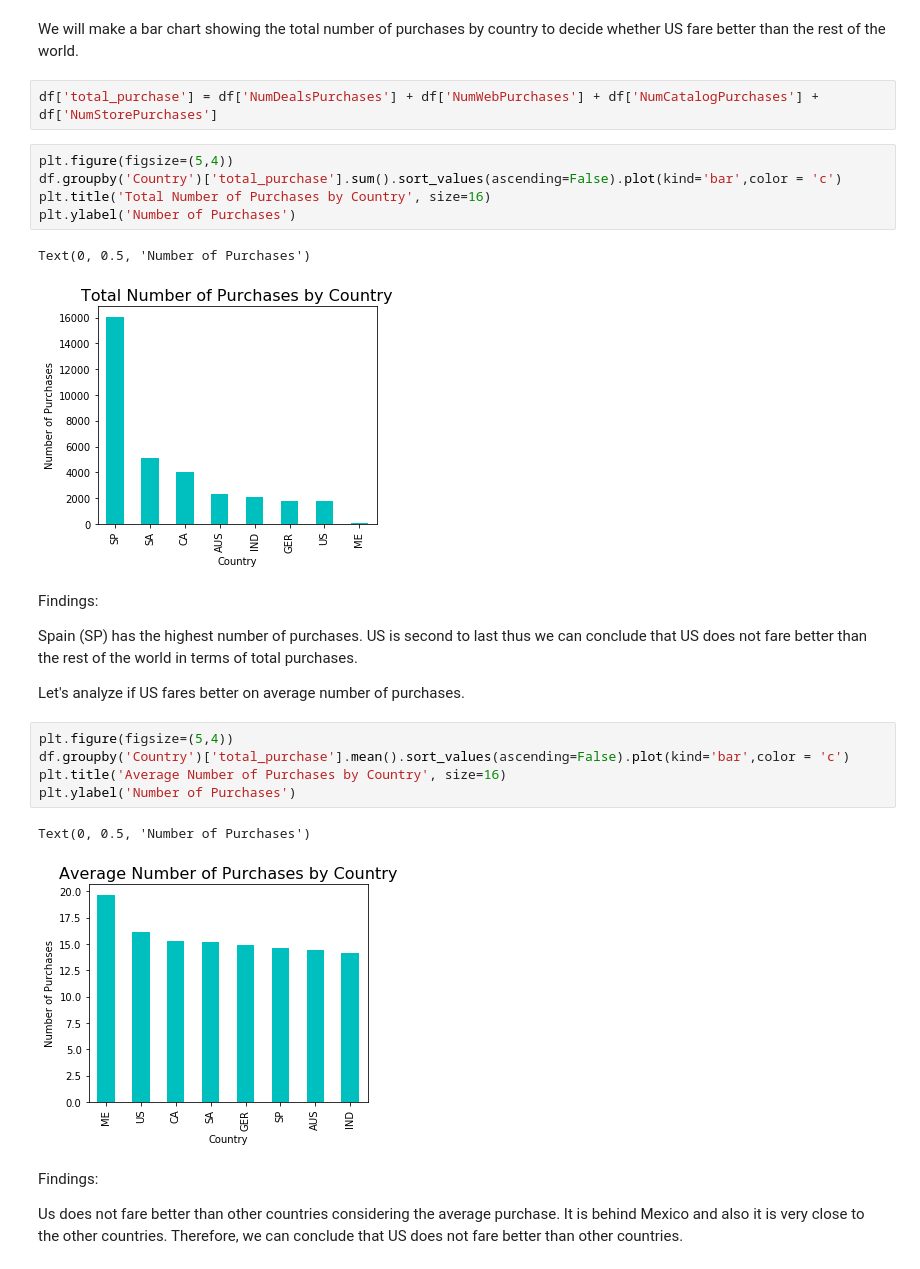
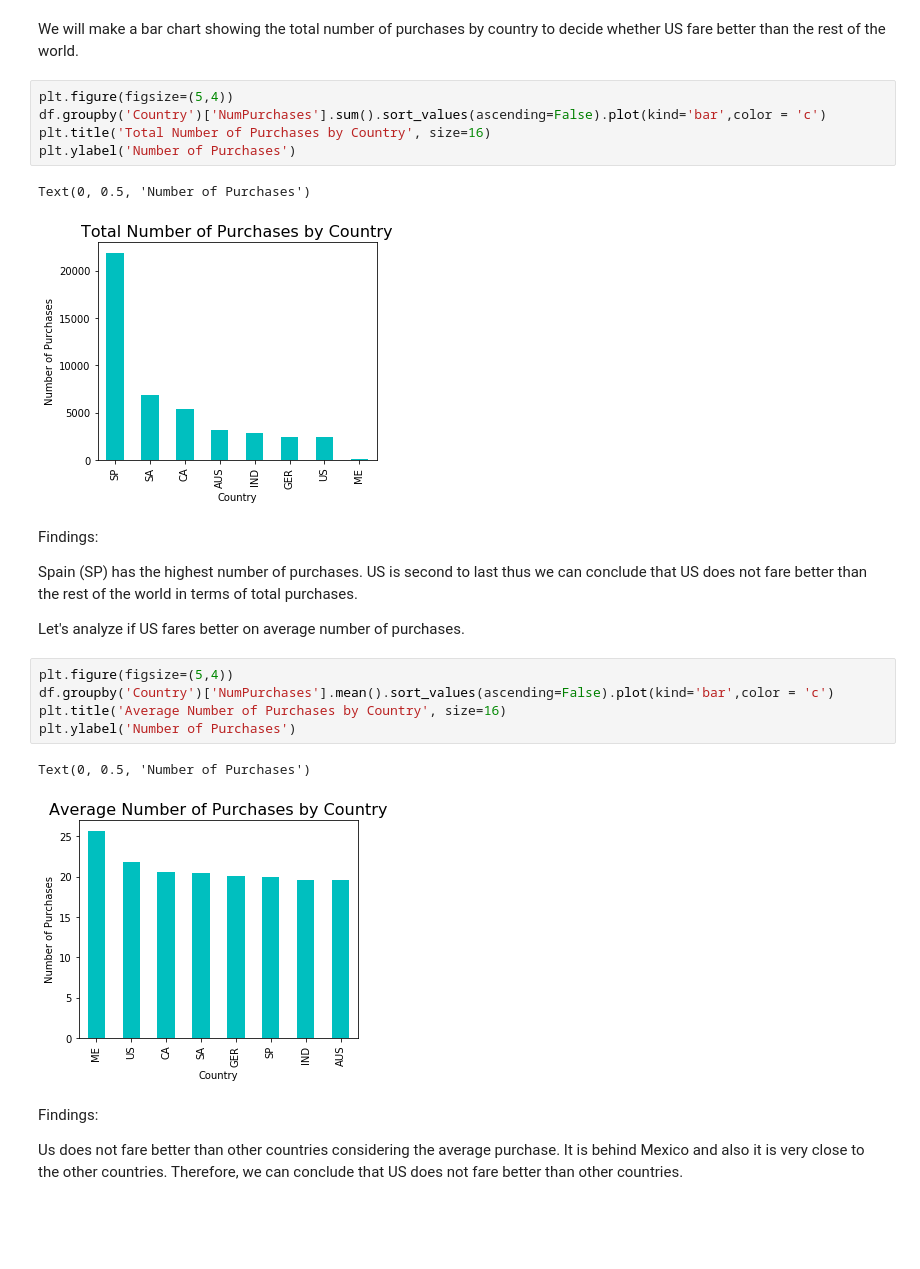
Before and after one commit to meliskurum/Marketing-Data-Analysis, a Jupyter notebook: Marketing Data Analysis.ipynb, the cells around one changed output. Cells and saved outputs as stored; diff of their text form; blank space fills up the shorter version.

```diff
--- a/Marketing Data Analysis.ipynb
+++ b/Marketing Data Analysis.ipynb
@@ -682,16 +701,14 @@ Interpretation:
 ### 2. Does US fare significantly better than the rest of the world in terms of total purchases?
 # %% [markdown]
 We will make a bar chart showing the total number of purchases by country to decide whether US fare better than the rest of the world.
-# %%
-df['total_purchase'] = df['NumDealsPurchases'] + df['NumWebPurchases'] + df['NumCatalogPurchases'] + df['NumStorePurchases']
 # %%
 plt.figure(figsize=(5,4))
-df.groupby('Country')['total_purchase'].sum().sort_values(ascending=False).plot(kind='bar',color = 'c')
+df.groupby('Country')['NumPurchases'].sum().sort_values(ascending=False).plot(kind='bar',color = 'c')
 plt.title('Total Number of Purchases by Country', size=16)
 plt.ylabel('Number of Purchases')
 # %% [output]
 Text(0, 0.5, 'Number of Purchases')
-[figure, old version]
+[figure, new version]
 # %% [markdown]
 Findings:
 
@@ -700,12 +717,12 @@ Spain (SP) has the highest number of purchases. US is second to last thus we can
 Let's analyze if US fares better on average number of purchases.
 # %%
 plt.figure(figsize=(5,4))
-df.groupby('Country')['total_purchase'].mean().sort_values(ascending=False).plot(kind='bar',color = 'c')
+df.groupby('Country')['NumPurchases'].mean().sort_values(ascending=False).plot(kind='bar',color = 'c')
 plt.title('Average Number of Purchases by Country', size=16)
 plt.ylabel('Number of Purchases')
 # %% [output]
 Text(0, 0.5, 'Number of Purchases')
-[figure, old version]
+[figure, new version]
 # %% [markdown]
 Findings:
 
```
Also changed, not shown: parts of 44 cells of this notebook.
